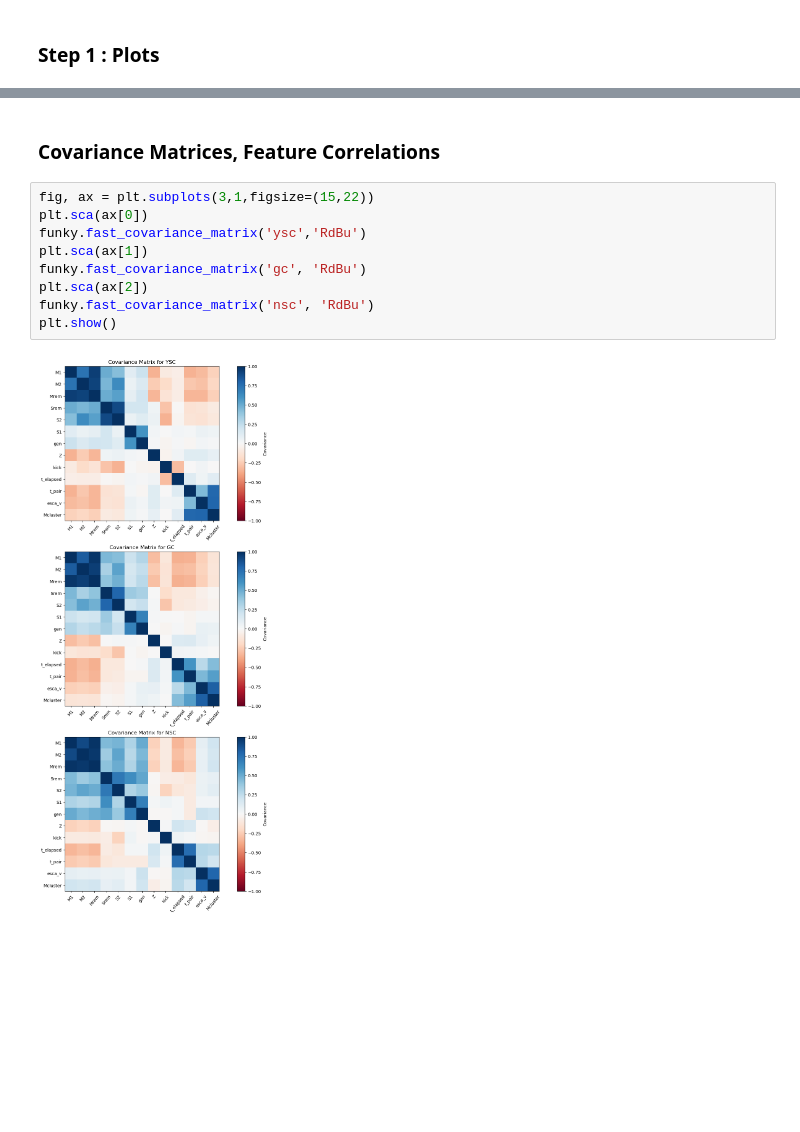
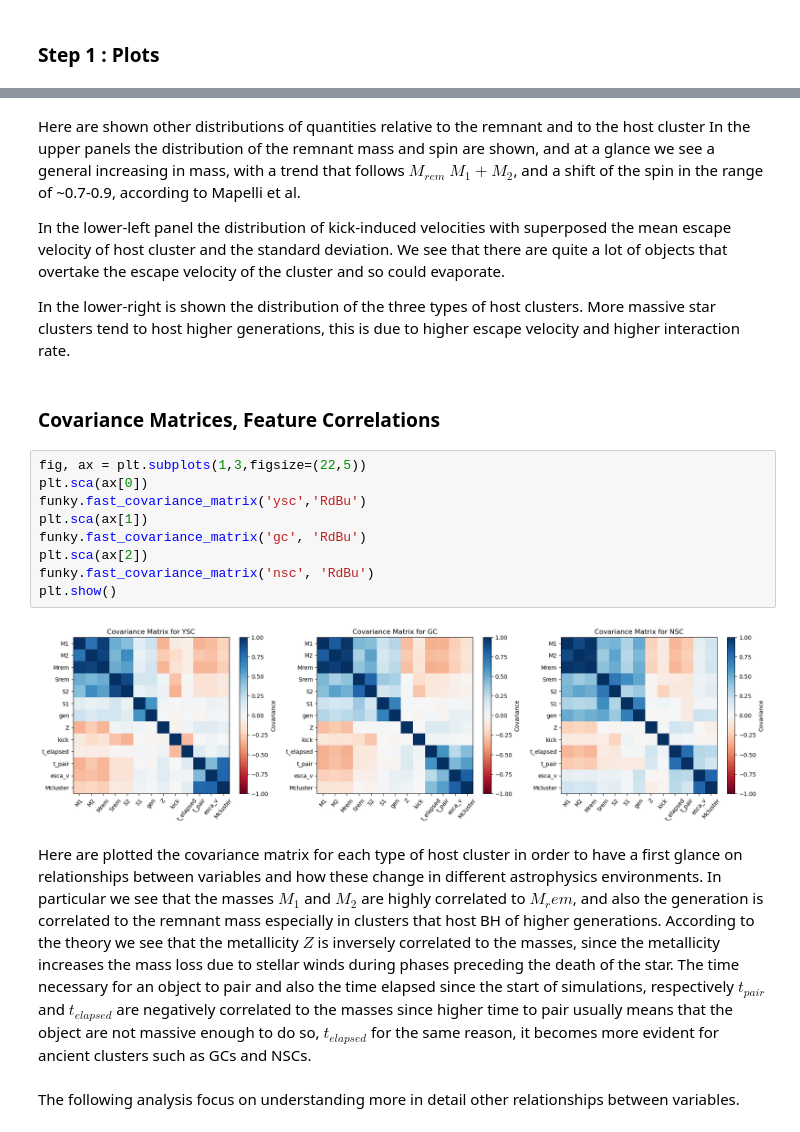
Before and after one commit to BelliLuigi/Hierarchical-mergers-of-black-holes, a Jupyter notebook: BellaCopia.ipynb, the cells around one changed output, grey strips where cells are left out. Saved outputs shown, nothing was run; the diff lists cells and outputs as text; blank space fills up the shorter version.

```diff
--- a/BellaCopia.ipynb
+++ b/BellaCopia.ipynb
@@ -166,6 +175,13 @@ display.display(html)
 plt.close()
 # %% [output]
 [interactive output not drawn]
+# %% [markdown]
+Here are shown other distributions of quantities relative to the remnant and to the host cluster
+In the upper panels the distribution of the remnant mass and spin are shown, and at a glance we see a general increasing in mass, with a trend that follows $M_{rem} ~ M_1 + M_2$, and a shift of the spin in the range of ~0.7-0.9, according to Mapelli et al.
+
+In the lower-left panel the distribution of kick-induced velocities with superposed the mean escape velocity of host cluster and the standard deviation. We see that there are quite a lot of objects that overtake the escape velocity of the cluster and so could evaporate.
+
+In the lower-right is shown the distribution of the three types of host clusters.  More massive star clusters tend to host higher generations, this is due to higher escape velocity and higher interaction rate.
 # %% [markdown]
 
 
@@ -174,13 +190,20 @@ plt.close()
 
 ### Covariance Matrices, Feature Correlations
 # %%
-fig, ax = plt.subplots(3,1,figsize=(15,22))
+fig, ax = plt.subplots(1,3,figsize=(22,5))
 plt.sca(ax[0])
 funky.fast_covariance_matrix('ysc','RdBu')
 plt.sca(ax[1])
 funky.fast_covariance_matrix('gc', 'RdBu')
 plt.sca(ax[2])
 funky.fast_covariance_matrix('nsc', 'RdBu')
 plt.show()
 # %% [output]
-[figure, old version]
+[figure, new version]
+# %% [markdown]
+Here are plotted the covariance matrix for each type of host cluster in order to have a first glance on relationships between variables and how these change in different astrophysics environments.
+In particular we see that the masses $M_1$ and $M_2$ are highly correlated to $M_rem$, and also the generation is correlated to the remnant mass especially in clusters that host BH of higher generations.
+According to the theory we see that the metallicity $Z$ is inversely correlated to the masses, since the metallicity increases the mass loss due to stellar winds during phases preceding the death of the star.
+The time necessary for an object to pair and also the time elapsed since the start of simulations, respectively $t_{pair}$ and $t_{elapsed}$ are negatively correlated to the masses since higher time to pair usually means that the object are not massive enough to do so, $t_{elapsed}$ for the same reason, it becomes more evident for ancient clusters such as GCs and NSCs.
+# %% [markdown]
+The following analysis focus on understanding more in detail other relationships between variables.
```
Also changed, not shown: parts of 8 cells of this notebook, 1 other file.
